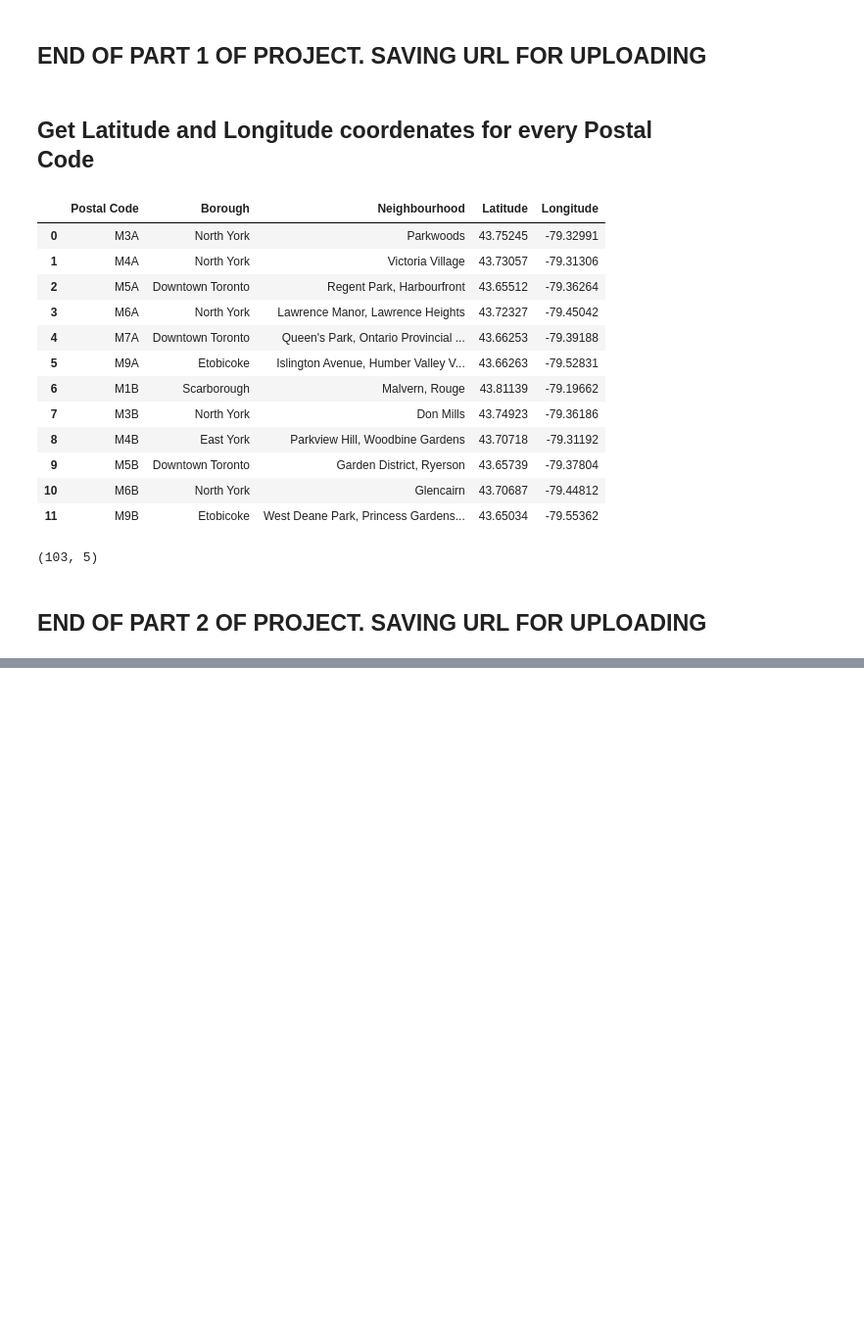
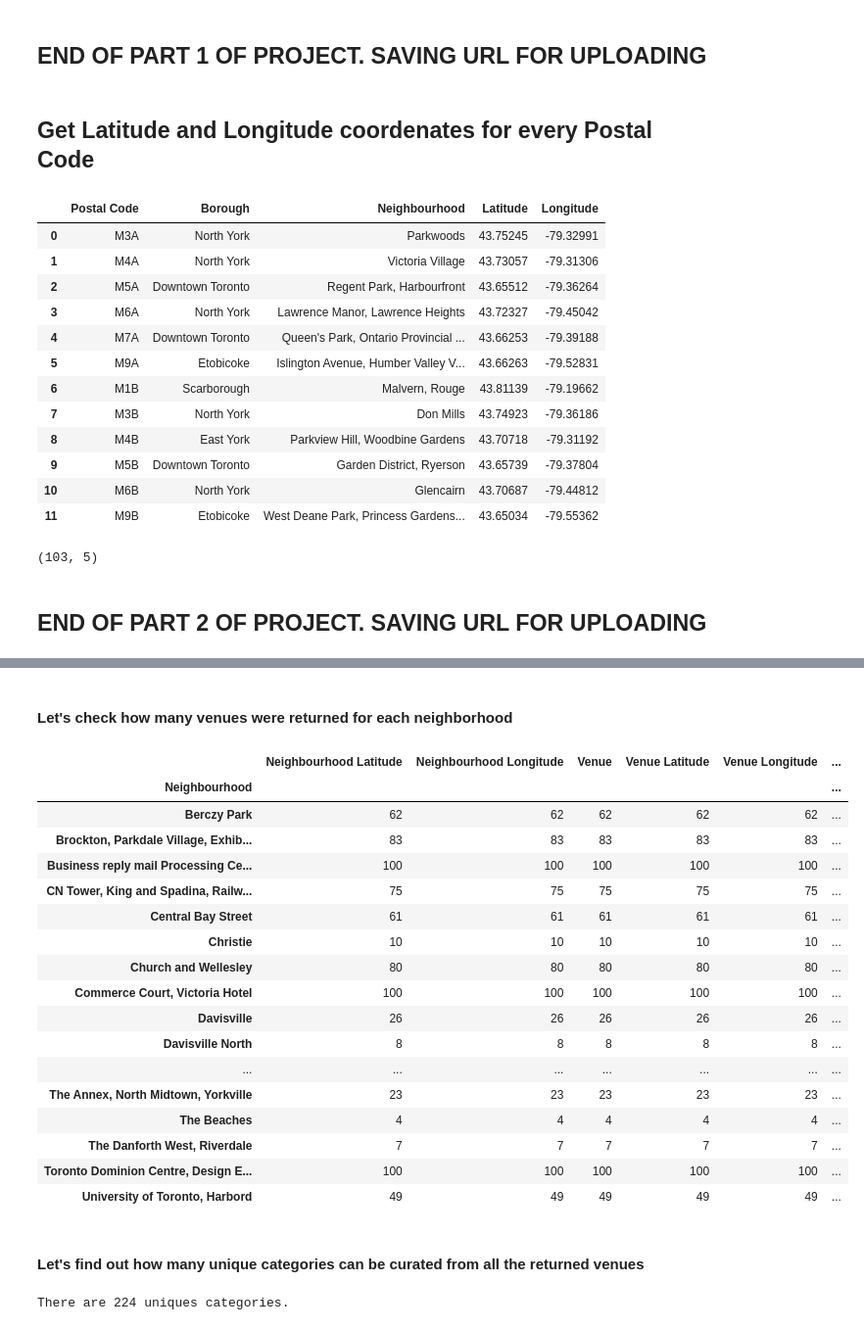
Before and after one commit to prreddyds/Coursera_Capstone, a Jupyter notebook: Segmenting and Clustering Neighborhoods in Toronto.ipynb, the cells around one changed output, grey strips where cells are left out. Shown at 98% size. Drawn from its saved outputs; the diff is of its cells as text; code cells hidden in the pictures; blank space fills up the shorter version.

```diff
--- a/Segmenting and Clustering Neighborhoods in Toronto.ipynb
+++ b/Segmenting and Clustering Neighborhoods in Toronto.ipynb
@@ -150,0 +213,7 @@ print(Data.shape)
+# %%
+address = 'Toronto, Ontario'
+geolocator = Nominatim(user_agent="TT_explorer")
+location = geolocator.geocode(address)
+latitude = location.latitude
+longitude = location.longitude
+print('The geograpical coordinate of Toronto are {}, {}.'.format(latitude, longitude))
@@ -150,0 +224,18 @@ print(Data.shape)
+# %%
+# create map of Toronto using latitude and longitude values
+map_toronto = folium.Map(location=[latitude, longitude], zoom_start=11)
+
+# add markers to map
+for lat, lng, label in zip(toronto_data['Latitude'], toronto_data['Longitude'], toronto_data['Neighbourhood']):
+    label = folium.Popup(label, parse_html=True)
+    folium.CircleMarker(
+        [lat, lng],
+        radius=5,
+        popup=label,
+        color='blue',
+        fill=True,
+        fill_color='#3186cc',
+        fill_opacity=0.7,
+        parse_html=False).add_to(map_toronto)
+
+map_toronto
@@ -150,0 +248,9 @@ print(Data.shape)
+# %%
+CLIENT_ID = 'T3YCZZKD2TOVZSZ4MFFGKUL0RS3B5AA2ZD5L5PM2DZ0SAGVE' # your Foursquare ID
+CLIENT_SECRET = 'GBSPBRLF0JNXEZFPVII1VV1CPEEJ3UIMI4EMPQK520LCH0SM' # your Foursquare Secret
+VERSION = '20180605' # Foursquare API version
+LIMIT = 100 # A default Foursquare API limit value
+
+print('Your credentails:')
+print('CLIENT_ID: ' + CLIENT_ID)
+print('CLIENT_SECRET:' + CLIENT_SECRET)
@@ -150,0 +305,5 @@ print(Data.shape)
+# %%
+toronto_venues = getNearbyVenues(names=toronto_data['Neighbourhood'],
+                                   latitudes=toronto_data['Latitude'],
+                                   longitudes=toronto_data['Longitude']
+                                  )
@@ -150,0 +341,29 @@ print(Data.shape)
+# %% [markdown]
+#### Let's check how many venues were returned for each neighborhood
+# %%
+toronto_venues.groupby('Neighbourhood').count()
+# %% [output]
+|  | Neighbourhood Latitude | Neighbourhood Longitude | Venue | Venue Latitude | Venue Longitude | ... |
+| Neighbourhood |  |  |  |  |  | ... |
+| Berczy Park | 62 | 62 | 62 | 62 | 62 | ... |
+| Brockton, Parkdale Village, Exhib... | 83 | 83 | 83 | 83 | 83 | ... |
+| Business reply mail Processing Ce... | 100 | 100 | 100 | 100 | 100 | ... |
+| CN Tower, King and Spadina, Railw... | 75 | 75 | 75 | 75 | 75 | ... |
+| Central Bay Street | 61 | 61 | 61 | 61 | 61 | ... |
+| Christie | 10 | 10 | 10 | 10 | 10 | ... |
+| Church and Wellesley | 80 | 80 | 80 | 80 | 80 | ... |
+| Commerce Court, Victoria Hotel | 100 | 100 | 100 | 100 | 100 | ... |
+| Davisville | 26 | 26 | 26 | 26 | 26 | ... |
+| Davisville North | 8 | 8 | 8 | 8 | 8 | ... |
+| ... | ... | ... | ... | ... | ... | ... |
+| The Annex, North Midtown, Yorkville | 23 | 23 | 23 | 23 | 23 | ... |
+| The Beaches | 4 | 4 | 4 | 4 | 4 | ... |
+| The Danforth West, Riverdale | 7 | 7 | 7 | 7 | 7 | ... |
+| Toronto Dominion Centre, Design E... | 100 | 100 | 100 | 100 | 100 | ... |
+| University of Toronto, Harbord | 49 | 49 | 49 | 49 | 49 | ... |
+# %% [markdown]
+#### Let's find out how many unique categories can be curated from all the returned venues
+# %%
+print('There are {} uniques categories.'.format(len(toronto_venues['Venue Category'].unique())))
+# %% [output]
+There are 224 uniques categories.
```
Also changed, not shown: parts of 53 cells of this notebook.
